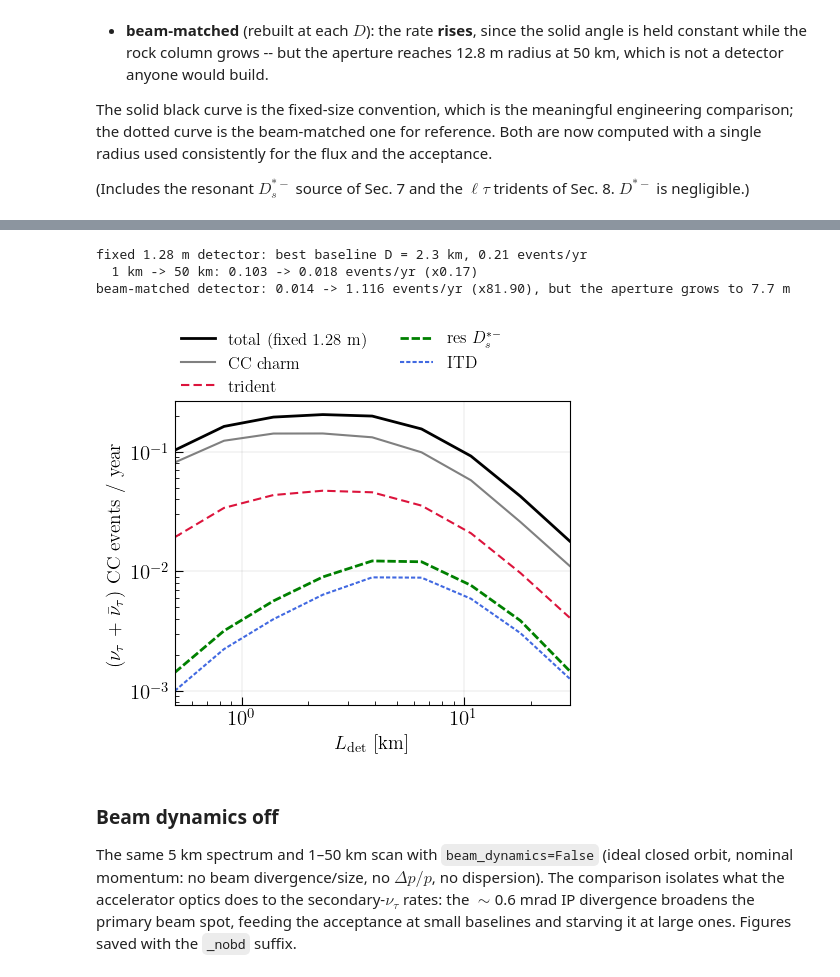
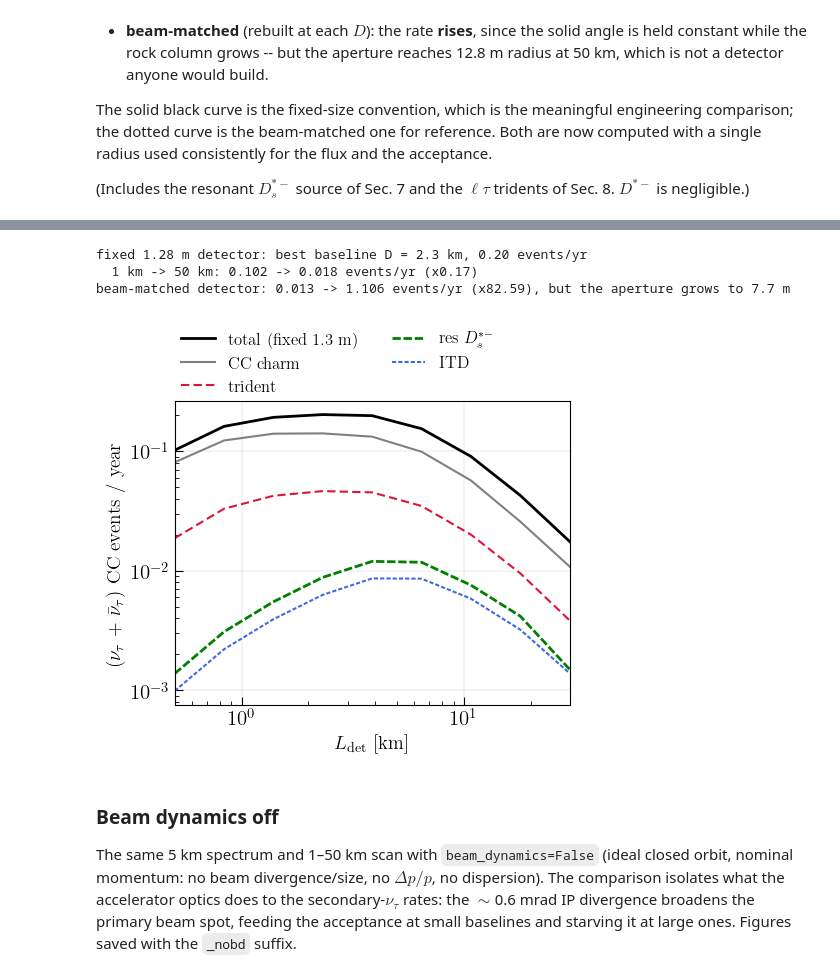
Before and after one commit to jchoi55/MINT, a Jupyter notebook: physics_studies/2_nutau_secondary_flux.ipynb, the cells around one changed output, grey strips where cells are left out. Saved outputs shown, nothing was run; the diff lists cells and outputs as text; code cells hidden in the pictures.

```diff
--- a/physics_studies/2_nutau_secondary_flux.ipynb
+++ b/physics_studies/2_nutau_secondary_flux.ipynb
@@ -1177,44 +1177,44 @@ for i, D in enumerate(D_scan):
 fig, ax = pt.std_fig(figsize=(5, 4))
 Dkm = D_scan / 1e5
 
-ax.plot(Dkm, total, "-", color="black", lw=2.0, label="total (fixed 1.28 m)")
+ax.plot(Dkm, total, "-", color="black", lw=2.0, label="total (fixed 1.3 m)")
 # ax.plot(Dkm, total_matched, "-", color="black", lw=1.4, ls=(0, (1, 1)),
         # label="total (beam-matched)")
 ax.plot(Dkm, scan["charm_p"] + scan["charm_m"], color="grey", lw=1.5,
         label=r"CC charm")
 ax.plot(Dkm, scan["tri"], color="crimson", lw=1.5, ls=(0, (4, 2)),
         label=r"trident")
 ax.plot(Dkm, scan["res"], color="green", lw=2, ls=(0, (3, 1)),
         label=r"res $D_s^{*-}$")
 ax.plot(Dkm, scan["itd"], color="royalblue", lw=1.5, ls=(0, (2, 1)),
         label="ITD")
 
 ax.set_xscale("log")
 ax.set_yscale("log")
 ax.set_xlim(0.5, 30)
 ax.set_xlabel(r"$L_{\rm det}$ [km]", fontsize=14)
 ax.set_ylabel(r"($\nu_\tau$ + $\bar\nu_\tau$) CC events / year", fontsize=14)
 ax.legend(frameon=False, fontsize=12, loc=(0, 1.0), ncol=2)
 ax.grid(which="major", ls="-", lw=0.25, color="gray", alpha=0.5)
 ax.tick_params(which="minor", length=3, direction="in")
 ax.tick_params(which="major", length=6, direction="in")
 ax.tick_params(labelsize=15)
 
 fig.savefig("plots/nutau_baseline_scan.pdf", bbox_inches="tight", dpi=300)
 
 i_b = int(np.argmax(total))
 print(f"fixed 1.28 m detector: best baseline D = {Dkm[i_b]:.1f} km, "
       f"{total[i_b]:.2f} events/yr")
 print(f"  1 km -> 50 km: {total[0]:.3f} -> {total[-1]:.3f} events/yr "
       f"(x{total[-1]/total[0]:.2f})")
 print(f"beam-matched detector: {total_matched[0]:.3f} -> {total_matched[-1]:.3f} "
       f"events/yr (x{total_matched[-1]/total_matched[0]:.2f}), but the aperture "
       f"grows to {R_matched(D_scan[-1])/100:.1f} m")
 # %% [output]
-fixed 1.28 m detector: best baseline D = 2.3 km, 0.21 events/yr
-  1 km -> 50 km: 0.103 -> 0.018 events/yr (x0.17)
-beam-matched detector: 0.014 -> 1.116 events/yr (x81.90), but the aperture grows to 7.7 m
+fixed 1.28 m detector: best baseline D = 2.3 km, 0.20 events/yr
+  1 km -> 50 km: 0.102 -> 0.018 events/yr (x0.17)
+beam-matched detector: 0.013 -> 1.106 events/yr (x82.59), but the aperture grows to 7.7 m
-[figure, old version]
+[figure, new version]
 # %% [markdown]
 ### Beam dynamics off
 
```
Also changed, not shown: parts of 17 cells of this notebook, 32 other files.
